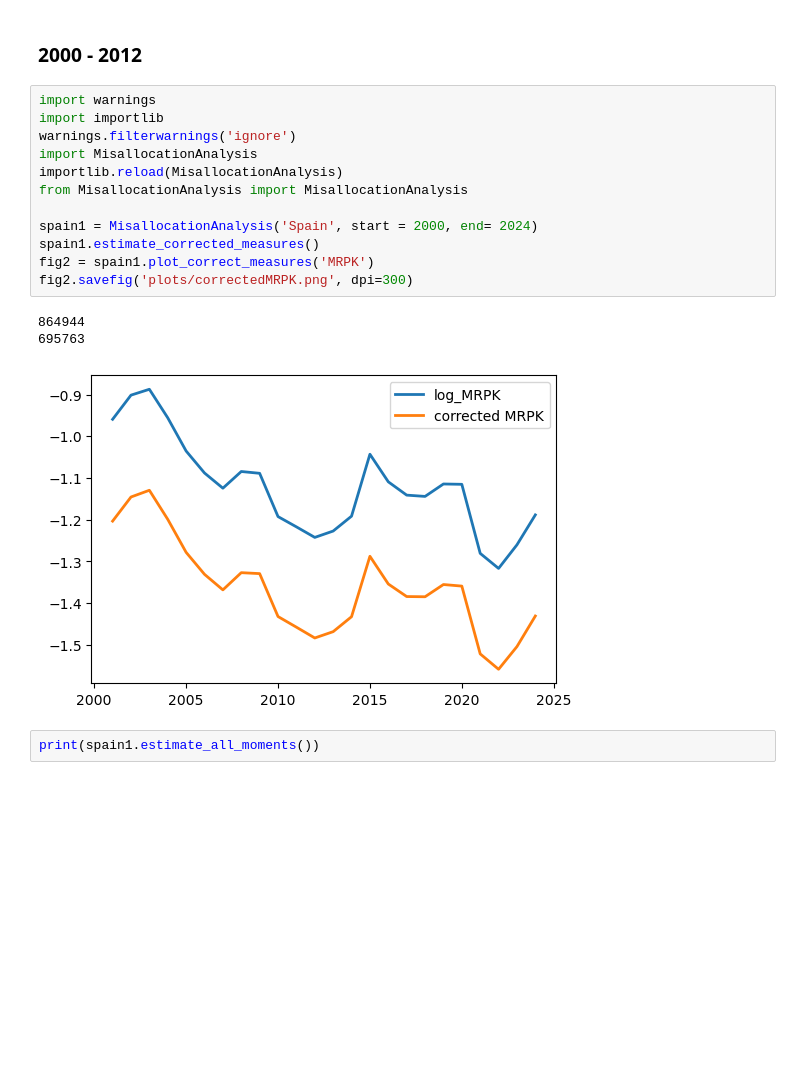
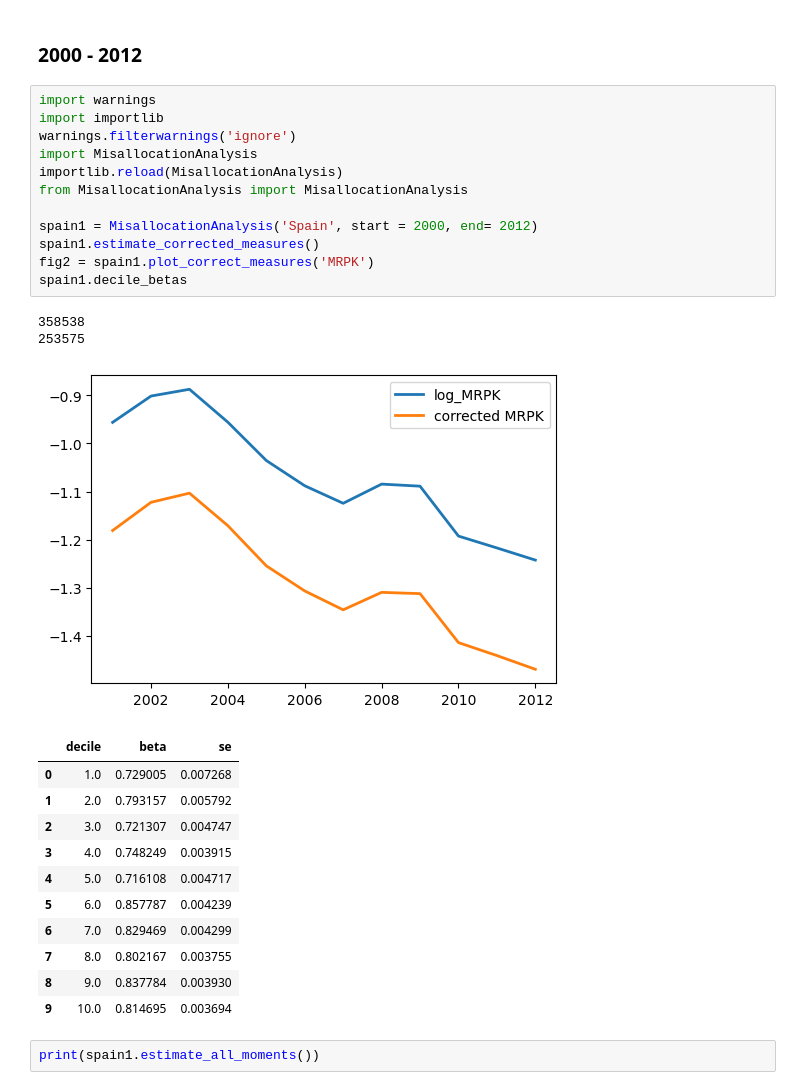
Before and after one commit to CurdinLieberherr/Master-Thesis, a Jupyter notebook: mismeasurement.ipynb, the cells around one changed output. Drawn from its saved outputs; the diff is of its cells as text; blank space fills up the shorter version.

```diff
--- a/mismeasurement.ipynb
+++ b/mismeasurement.ipynb
@@ -12,19 +10,30 @@ ImportError: initialization failed
 # %%
 import warnings
 import importlib
 warnings.filterwarnings('ignore')
 import MisallocationAnalysis
 importlib.reload(MisallocationAnalysis)
 from MisallocationAnalysis import MisallocationAnalysis
 
-spain1 = MisallocationAnalysis('Spain', start = 2000, end= 2024)
+spain1 = MisallocationAnalysis('Spain', start = 2000, end= 2012)
 spain1.estimate_corrected_measures()
 fig2 = spain1.plot_correct_measures('MRPK')
-fig2.savefig('plots/correctedMRPK.png', dpi=300)
+spain1.decile_betas
 # %% [output]
-864944
-695763
+358538
+253575
-[figure, old version]
+[figure, new version]
+|  | decile | beta | se |
+| 0 | 1.0 | 0.729005 | 0.007268 |
+| 1 | 2.0 | 0.793157 | 0.005792 |
+| 2 | 3.0 | 0.721307 | 0.004747 |
+| 3 | 4.0 | 0.748249 | 0.003915 |
+| 4 | 5.0 | 0.716108 | 0.004717 |
+| 5 | 6.0 | 0.857787 | 0.004239 |
+| 6 | 7.0 | 0.829469 | 0.004299 |
+| 7 | 8.0 | 0.802167 | 0.003755 |
+| 8 | 9.0 | 0.837784 | 0.003930 |
+| 9 | 10.0 | 0.814695 | 0.003694 |
 # %%
 print(spain1.estimate_all_moments())
 # %% [output]
```
Also changed, not shown: parts of 4 cells of this notebook, 3 other files.
